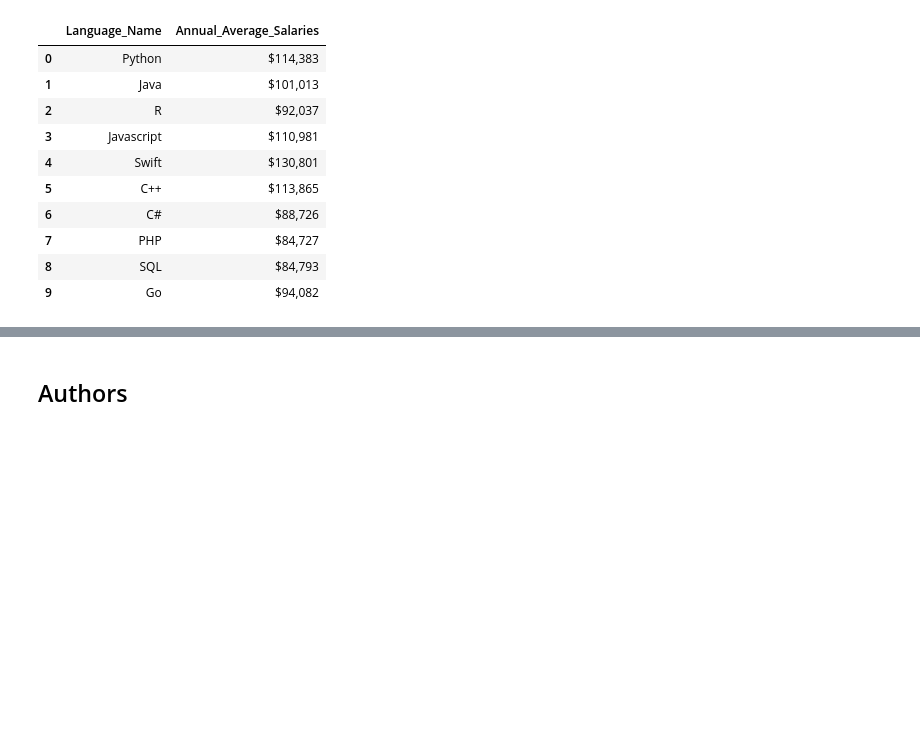
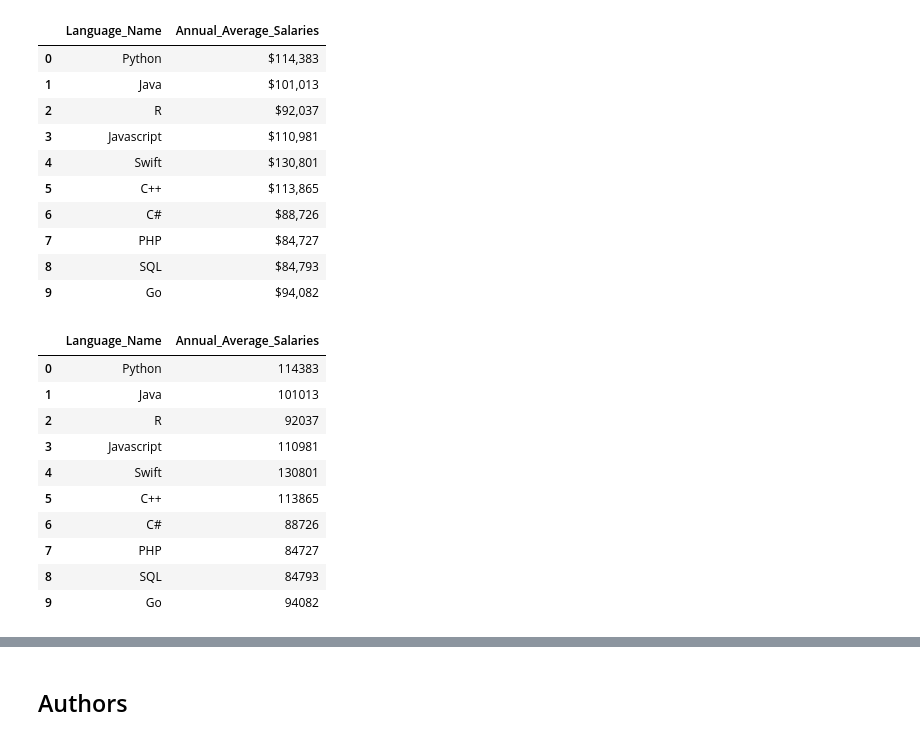
Before and after one commit to Alex-YuZ/IBM-Data-Analyst-Professional-Certificate-, a Jupyter notebook: Lab4_Collecting_Data_Using_Web_Scraping.ipynb, the cells around one changed output, grey strips where cells are left out. Cells and saved outputs as stored; diff of their text form; code cells hidden in the pictures; blank space fills up the shorter version.

```diff
--- a/Lab4_Collecting_Data_Using_Web_Scraping.ipynb
+++ b/Lab4_Collecting_Data_Using_Web_Scraping.ipynb
@@ -90,3 +93,18 @@ pd.read_csv('lang_salary.csv')
 | 7 | PHP | $84,727 |
 | 8 | SQL | $84,793 |
 | 9 | Go | $94,082 |
+# %%
+df.Annual_Average_Salaries = df.Annual_Average_Salaries.str.replace('[$,]', '', regex=True).astype(int)
+df.info
+# %% [output]
+|  | Language_Name | Annual_Average_Salaries |
+| 0 | Python | 114383 |
+| 1 | Java | 101013 |
+| 2 | R | 92037 |
+| 3 | Javascript | 110981 |
+| 4 | Swift | 130801 |
+| 5 | C++ | 113865 |
+| 6 | C# | 88726 |
+| 7 | PHP | 84727 |
+| 8 | SQL | 84793 |
+| 9 | Go | 94082 |
```
Also changed, not shown: parts of 8 cells of this notebook.
